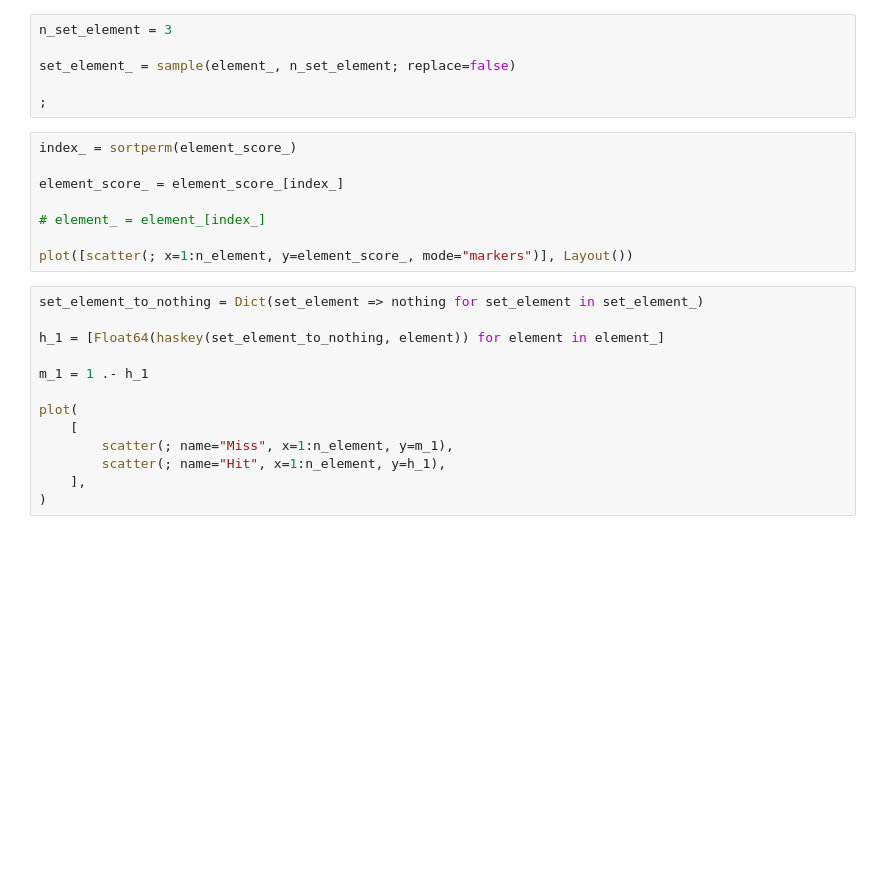
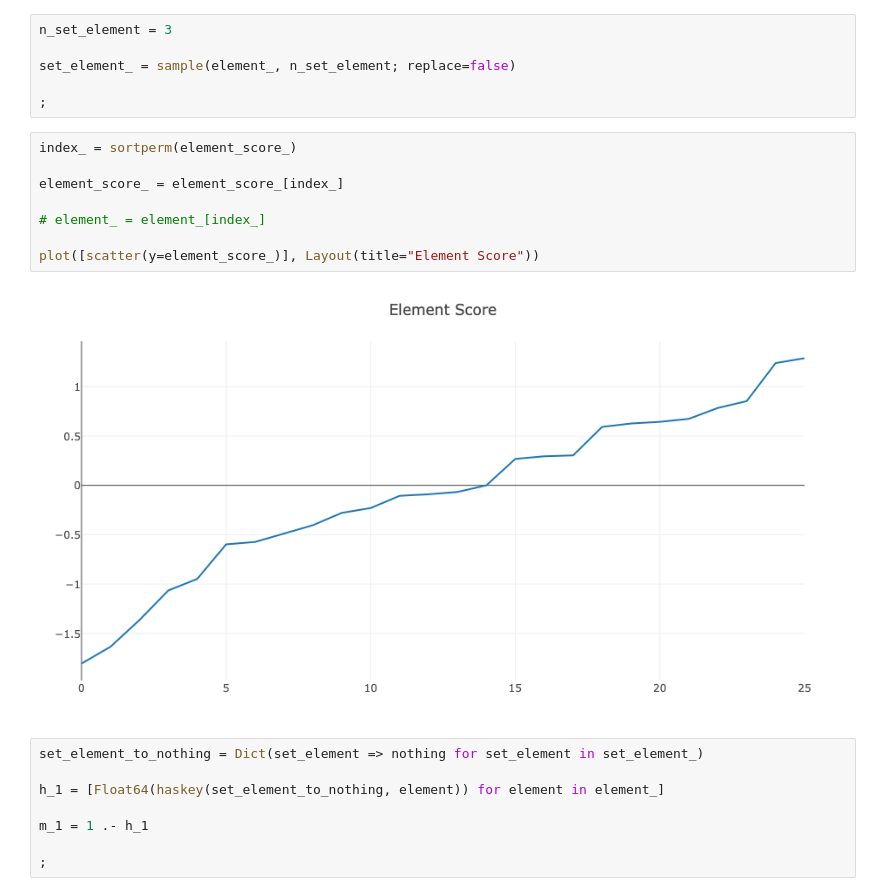
Before and after one commit to KwatME/FeatureSetEnrichment.jl, a Jupyter notebook: notebook/example.ipynb, the cells around one changed output. Saved outputs shown, nothing was run; the diff lists cells and outputs as text; blank space fills up the shorter version.

```diff
--- a/notebook/example.ipynb
+++ b/notebook/example.ipynb
@@ -24,11 +26,13 @@ set_element_ = sample(element_, n_set_element; replace=false)
 # %%
 index_ = sortperm(element_score_)
 
 element_score_ = element_score_[index_]
 
 # element_ = element_[index_]
 
-plot([scatter(; x=1:n_element, y=element_score_, mode="markers")], Layout())
+plot([scatter(y=element_score_)], Layout(title="Element Score"))
+# %% [output]
+[figure, added]
 # %%
 set_element_to_nothing = Dict(set_element => nothing for set_element in set_element_)
 
@@ -36,12 +40,7 @@ h_1 = [Float64(haskey(set_element_to_nothing, element)) for element in element_]
 
 m_1 = 1 .- h_1
 
-plot(
-    [
-        scatter(; name="Miss", x=1:n_element, y=m_1),
-        scatter(; name="Hit", x=1:n_element, y=h_1),
-    ],
-)
+;
 # %%
 function cumsum_reverse(a::Vector)
 
```
Also changed, not shown: parts of 10 cells of this notebook.
